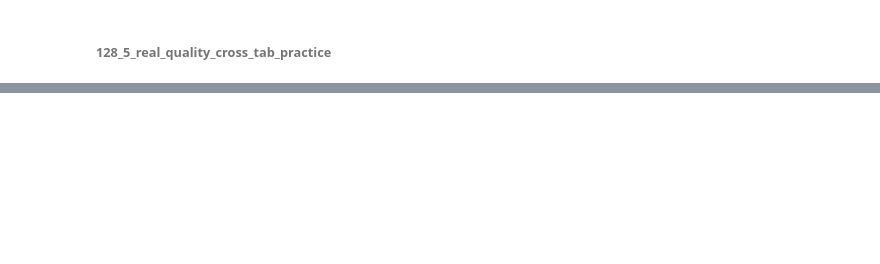
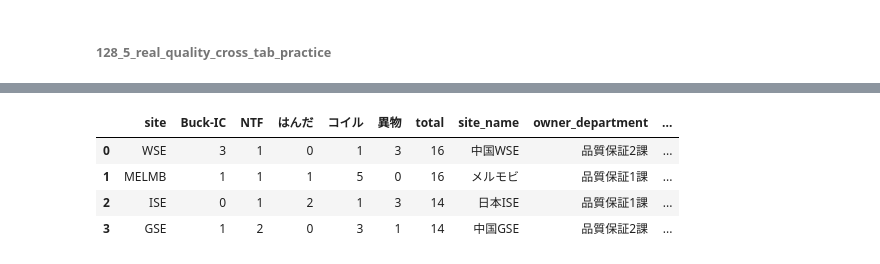
Before and after one commit to kjfarm1225/pyq_practice, a Jupyter notebook: 128_5_real_quality_cross_tab_practice/128_5_real_quality_cross_tab_practice.ipynb, the cells around one changed output, grey strips where cells are left out. Cells and saved outputs as stored; diff of their text form; code cells hidden in the pictures; blank space fills up the shorter version.

```diff
--- a/128_5_real_quality_cross_tab_practice/128_5_real_quality_cross_tab_practice.ipynb
+++ b/128_5_real_quality_cross_tab_practice/128_5_real_quality_cross_tab_practice.ipynb
@@ -61,0 +117,3 @@ df_defect = pd.DataFrame(
+# %%
+df_cross["total"] = df_cross.sum(axis=1)
+df_cross
@@ -61,0 +127,6 @@ df_defect = pd.DataFrame(
+# %%
+df_cross_sort = df_cross.sort_values(
+    "total",
+    ascending=False,
+)
+df_cross_sort
@@ -61,0 +140,2 @@ df_defect = pd.DataFrame(
+# %%
+df_cross_sort = df_cross_sort.reset_index()
@@ -61,0 +150,13 @@ df_defect = pd.DataFrame(
+# %%
+df_merge = df_cross_sort.merge(
+    df_site_master,
+    on="site",
+)
+# %%
+df_merge
+# %% [output]
+|  | site | Buck-IC | NTF | はんだ | コイル | 異物 | total | site_name | owner_department | ... |
+| 0 | WSE | 3 | 1 | 0 | 1 | 3 | 16 | 中国WSE | 品質保証2課 | ... |
+| 1 | MELMB | 1 | 1 | 1 | 5 | 0 | 16 | メルモビ | 品質保証1課 | ... |
+| 2 | ISE | 0 | 1 | 2 | 1 | 3 | 14 | 日本ISE | 品質保証1課 | ... |
+| 3 | GSE | 1 | 2 | 0 | 3 | 1 | 14 | 中国GSE | 品質保証2課 | ... |
```
Also changed, not shown: parts of 20 cells of this notebook.
